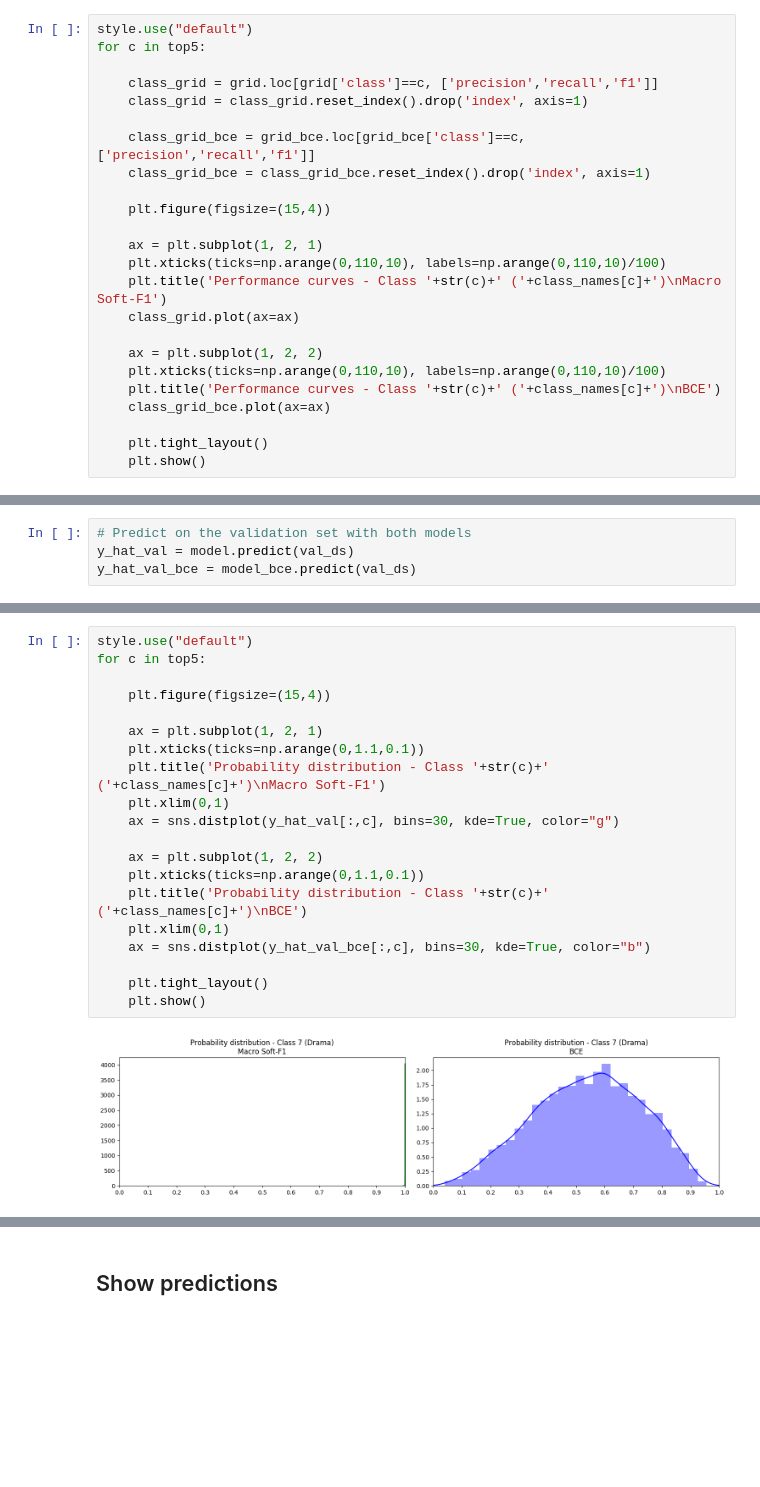
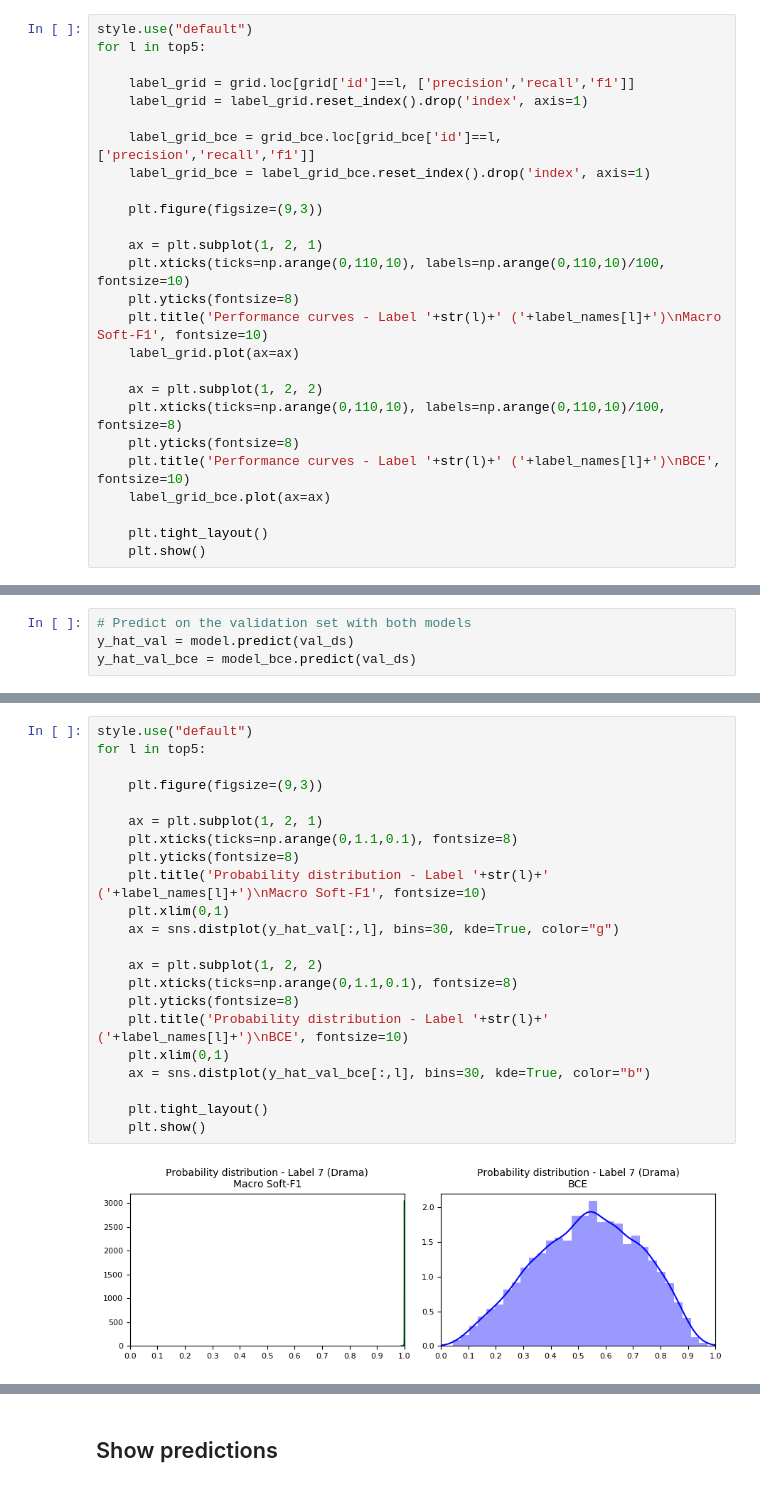
Before and after one commit to ashrefm/multi-label-soft-f1, a Jupyter notebook: Multi-Label Image Classification in TensorFlow 2.0.ipynb, the cells around one changed output, grey strips where cells are left out. Drawn from its saved outputs; the diff is of its cells as text; blank space fills up the shorter version.

```diff
--- a/Multi-Label Image Classification in TensorFlow 2.0.ipynb
+++ b/Multi-Label Image Classification in TensorFlow 2.0.ipynb
@@ -745,24 +745,26 @@ Plot the performance curves of precision, recall, f1-score as a function of thre
 # %%
 style.use("default")
-for c in top5:
+for l in top5:
 
-    class_grid = grid.loc[grid['class']==c, ['precision','recall','f1']]
-    class_grid = class_grid.reset_index().drop('index', axis=1)
+    label_grid = grid.loc[grid['id']==l, ['precision','recall','f1']]
+    label_grid = label_grid.reset_index().drop('index', axis=1)
 
-    class_grid_bce = grid_bce.loc[grid_bce['class']==c, ['precision','recall','f1']]
-    class_grid_bce = class_grid_bce.reset_index().drop('index', axis=1)
+    label_grid_bce = grid_bce.loc[grid_bce['id']==l, ['precision','recall','f1']]
+    label_grid_bce = label_grid_bce.reset_index().drop('index', axis=1)
 
-    plt.figure(figsize=(15,4))
+    plt.figure(figsize=(9,3))
 
     ax = plt.subplot(1, 2, 1)
-    plt.xticks(ticks=np.arange(0,110,10), labels=np.arange(0,110,10)/100)
-    plt.title('Performance curves - Class '+str(c)+' ('+class_names[c]+')\nMacro Soft-F1')
-    class_grid.plot(ax=ax)
+    plt.xticks(ticks=np.arange(0,110,10), labels=np.arange(0,110,10)/100, fontsize=10)
+    plt.yticks(fontsize=8)
+    plt.title('Performance curves - Label '+str(l)+' ('+label_names[l]+')\nMacro Soft-F1', fontsize=10)
+    label_grid.plot(ax=ax)
 
     ax = plt.subplot(1, 2, 2)
-    plt.xticks(ticks=np.arange(0,110,10), labels=np.arange(0,110,10)/100)
-    plt.title('Performance curves - Class '+str(c)+' ('+class_names[c]+')\nBCE')
-    class_grid_bce.plot(ax=ax)
+    plt.xticks(ticks=np.arange(0,110,10), labels=np.arange(0,110,10)/100, fontsize=8)
+    plt.yticks(fontsize=8)
+    plt.title('Performance curves - Label '+str(l)+' ('+label_names[l]+')\nBCE', fontsize=10)
+    label_grid_bce.plot(ax=ax)
 
     plt.tight_layout()
     plt.show()
@@ -789,22 +791,24 @@ Visualize the histogram of class probability values with each model.
 # %%
 style.use("default")
-for c in top5:
+for l in top5:
 
-    plt.figure(figsize=(15,4))
+    plt.figure(figsize=(9,3))
 
     ax = plt.subplot(1, 2, 1)
-    plt.xticks(ticks=np.arange(0,1.1,0.1))
-    plt.title('Probability distribution - Class '+str(c)+' ('+class_names[c]+')\nMacro Soft-F1')
+    plt.xticks(ticks=np.arange(0,1.1,0.1), fontsize=8)
+    plt.yticks(fontsize=8)
+    plt.title('Probability distribution - Label '+str(l)+' ('+label_names[l]+')\nMacro Soft-F1', fontsize=10)
     plt.xlim(0,1)
-    ax = sns.distplot(y_hat_val[:,c], bins=30, kde=True, color="g")
+    ax = sns.distplot(y_hat_val[:,l], bins=30, kde=True, color="g")
 
     ax = plt.subplot(1, 2, 2)
-    plt.xticks(ticks=np.arange(0,1.1,0.1))
-    plt.title('Probability distribution - Class '+str(c)+' ('+class_names[c]+')\nBCE')
+    plt.xticks(ticks=np.arange(0,1.1,0.1), fontsize=8)
+    plt.yticks(fontsize=8)
+    plt.title('Probability distribution - Label '+str(l)+' ('+label_names[l]+')\nBCE', fontsize=10)
     plt.xlim(0,1)
-    ax = sns.distplot(y_hat_val_bce[:,c], bins=30, kde=True, color="b")
+    ax = sns.distplot(y_hat_val_bce[:,l], bins=30, kde=True, color="b")
 
     plt.tight_layout()
     plt.show()
 # %% [output]
-[figure, old version]
+[figure, new version]
```
Also changed, not shown: parts of 54 cells of this notebook.
